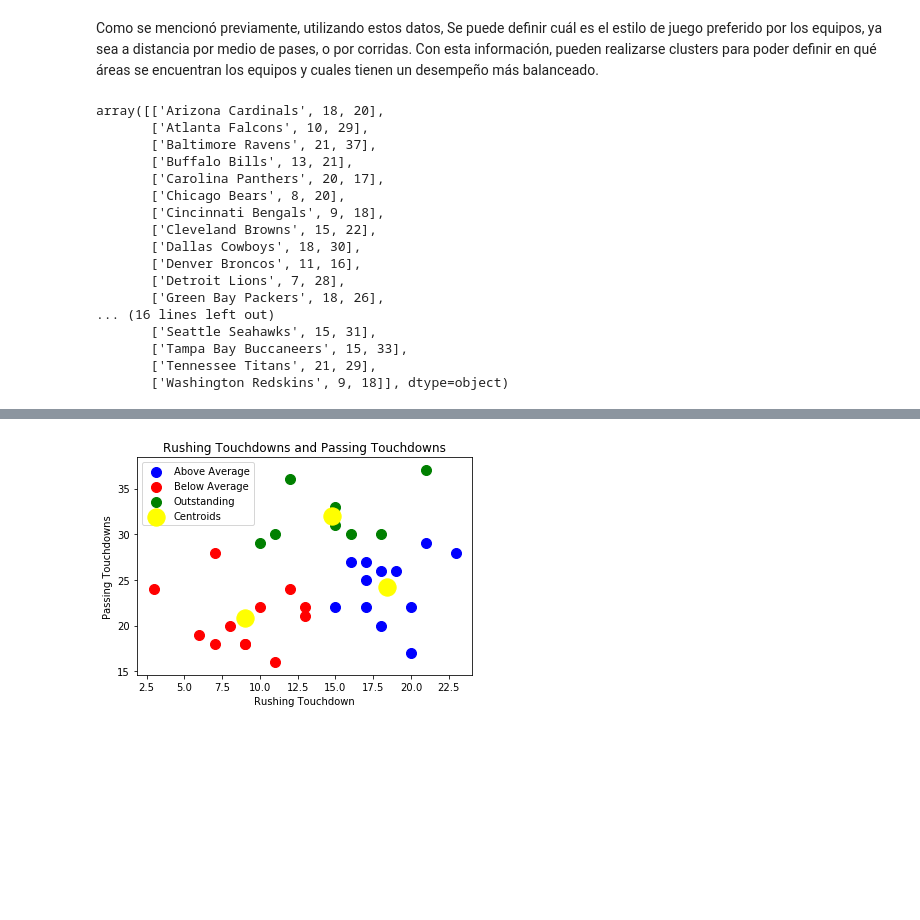
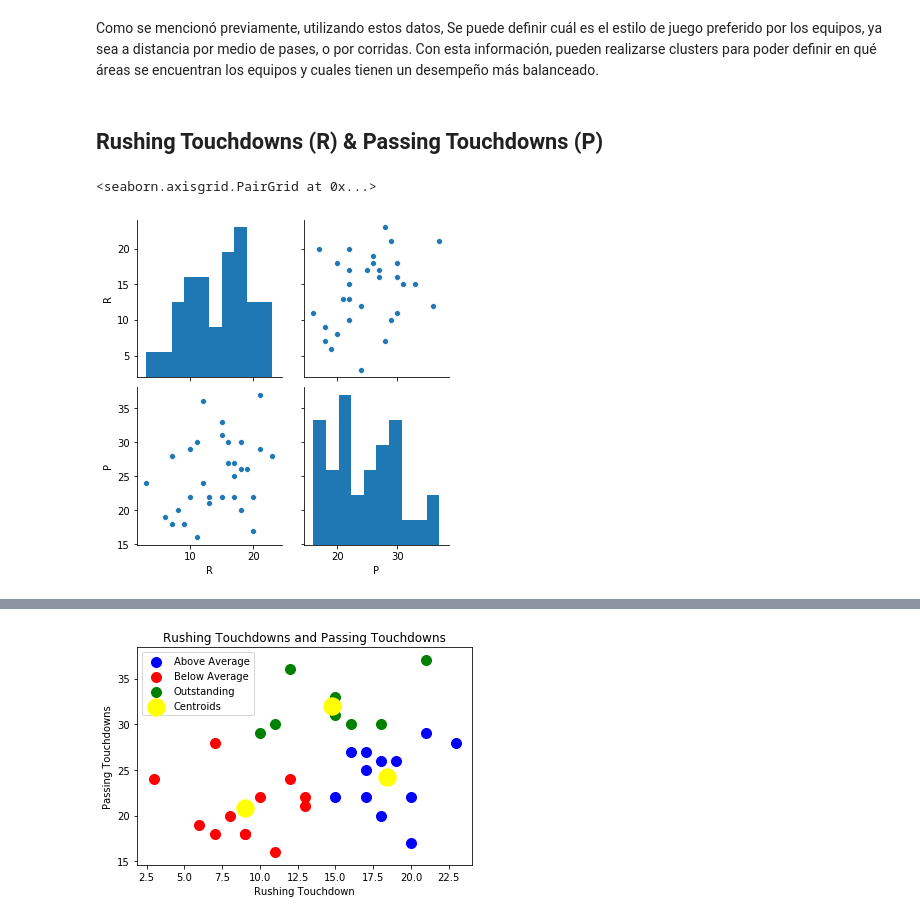
Before and after one commit to dieterdewit/MINERIA-DE-DATOS-Proyecto-Analisis-Exploratorio, a Jupyter notebook: mineria nfl/Proyecto.ipynb, the cells around one changed output, grey strips where cells are left out. Drawn from its saved outputs; the diff is of its cells as text; code cells hidden in the pictures; blank space fills up the shorter version.

```diff
--- a/mineria nfl/Proyecto.ipynb
+++ b/mineria nfl/Proyecto.ipynb
@@ -42,25 +97,17 @@ En base a estos datos, puede verse cúal es el aspecto de la ofensiva de los equ
 Como se mencionó previamente, utilizando estos datos, Se puede definir cuál es el estilo de juego preferido por los equipos, ya sea a distancia por medio de pases, o por corridas. Con esta información, pueden realizarse clusters para poder definir en qué áreas se encuentran los equipos y cuales tienen un desempeño más balanceado.
 # %%
 a = dataset_scoring_2019.iloc[:, [0,2,3]].values
-a
-# %% [output]
-array([['Arizona Cardinals', 18, 20],
-       ['Atlanta Falcons', 10, 29],
-       ['Baltimore Ravens', 21, 37],
-       ['Buffalo Bills', 13, 21],
-       ['Carolina Panthers', 20, 17],
-       ['Chicago Bears', 8, 20],
-       ['Cincinnati Bengals', 9, 18],
-       ['Cleveland Browns', 15, 22],
-       ['Dallas Cowboys', 18, 30],
-       ['Denver Broncos', 11, 16],
-       ['Detroit Lions', 7, 28],
-       ['Green Bay Packers', 18, 26],
-... (16 lines left out)
-       ['Seattle Seahawks', 15, 31],
-       ['Tampa Bay Buccaneers', 15, 33],
-       ['Tennessee Titans', 21, 29],
-       ['Washington Redskins', 9, 18]], dtype=object)
+# %% [markdown]
+## Rushing Touchdowns (R) & Passing Touchdowns (P)
+# %%
+sb.pairplot(
+    dataset_scoring_2019,
+    x_vars=["R","P"],
+    y_vars=["R","P"]
+           )
+# %% [output]
+<seaborn.axisgrid.PairGrid at 0x...>
+[figure, added]
 # %%
 
 Rushing_Touchdown = dataset_scoring_2019.iloc[:, 2].values
```
Also changed, not shown: parts of 12 cells of this notebook, 3 other files.
